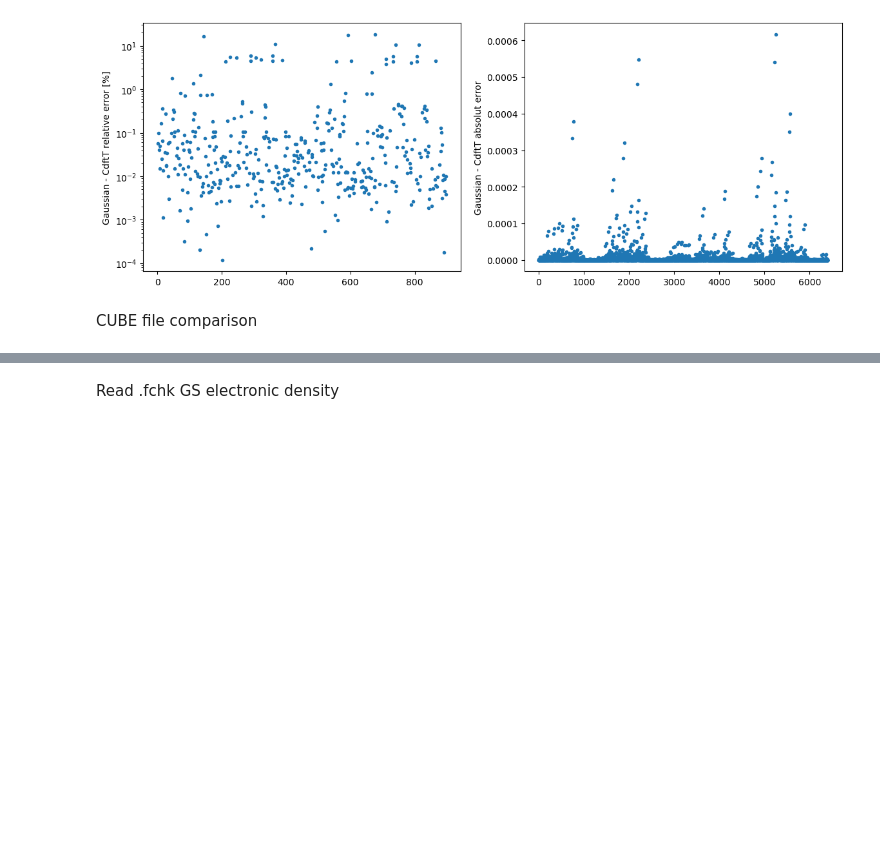
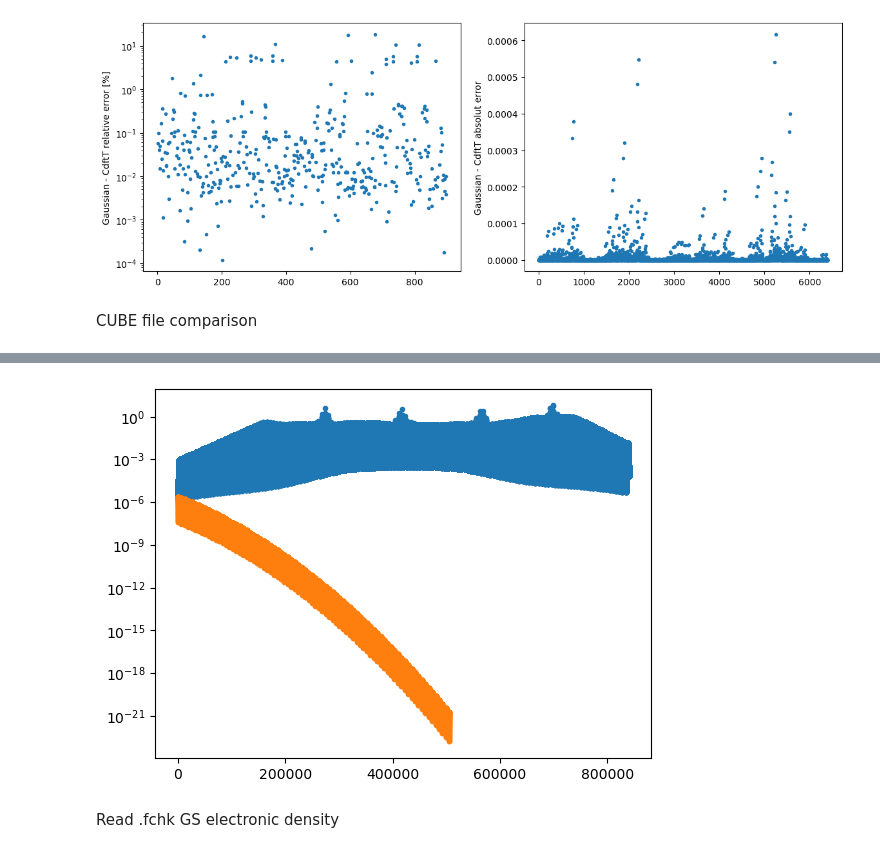
Before and after one commit to allouchear/CdftT, a Jupyter notebook: tools/dataAnalysis/data_analysis.ipynb, the cells around one changed output, grey strips where cells are left out. Saved outputs shown, nothing was run; the diff lists cells and outputs as text; code cells hidden in the pictures; blank space fills up the shorter version.

```diff
--- a/tools/dataAnalysis/data_analysis.ipynb
+++ b/tools/dataAnalysis/data_analysis.ipynb
@@ -344,3 +349,9 @@ plt.show()
+# %%
+plt.plot(densitygaussian,'.')
+plt.plot(densitycpp,'.')
+plt.yscale('log')
+# %% [output]
+[figure, added]
 # %% [markdown]
 Read .fchk GS electronic density
 # %%
```
Also changed, not shown: parts of 15 cells of this notebook.
